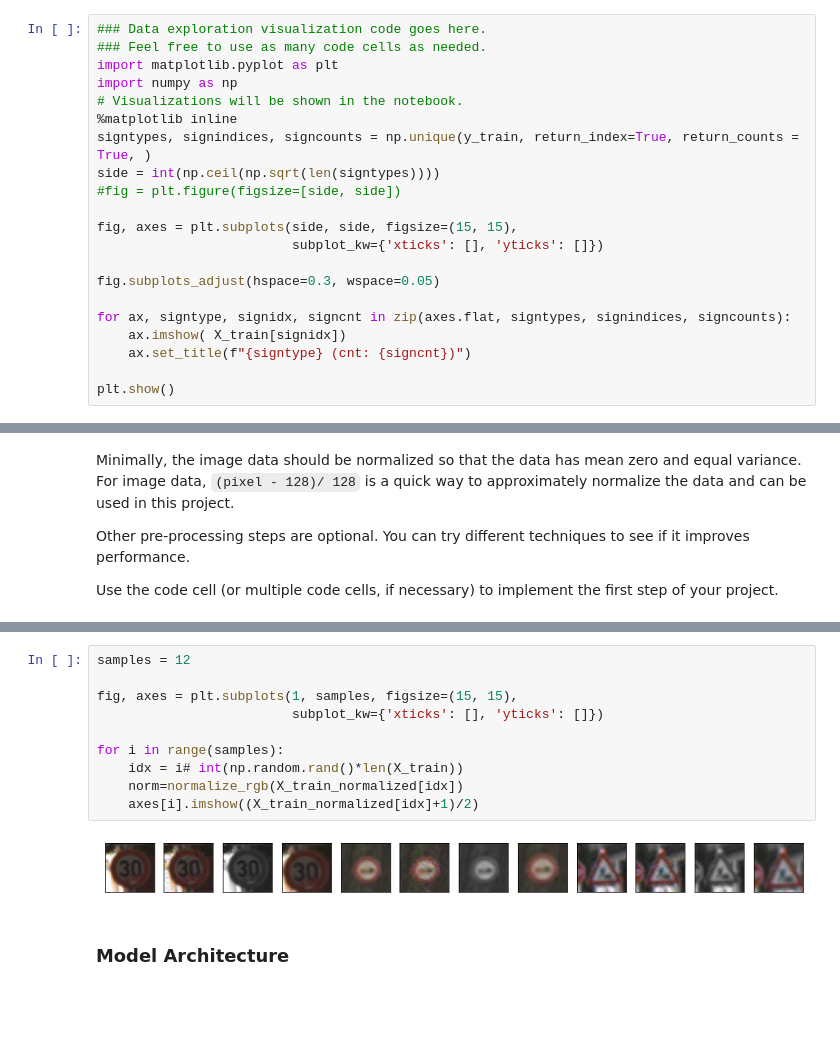
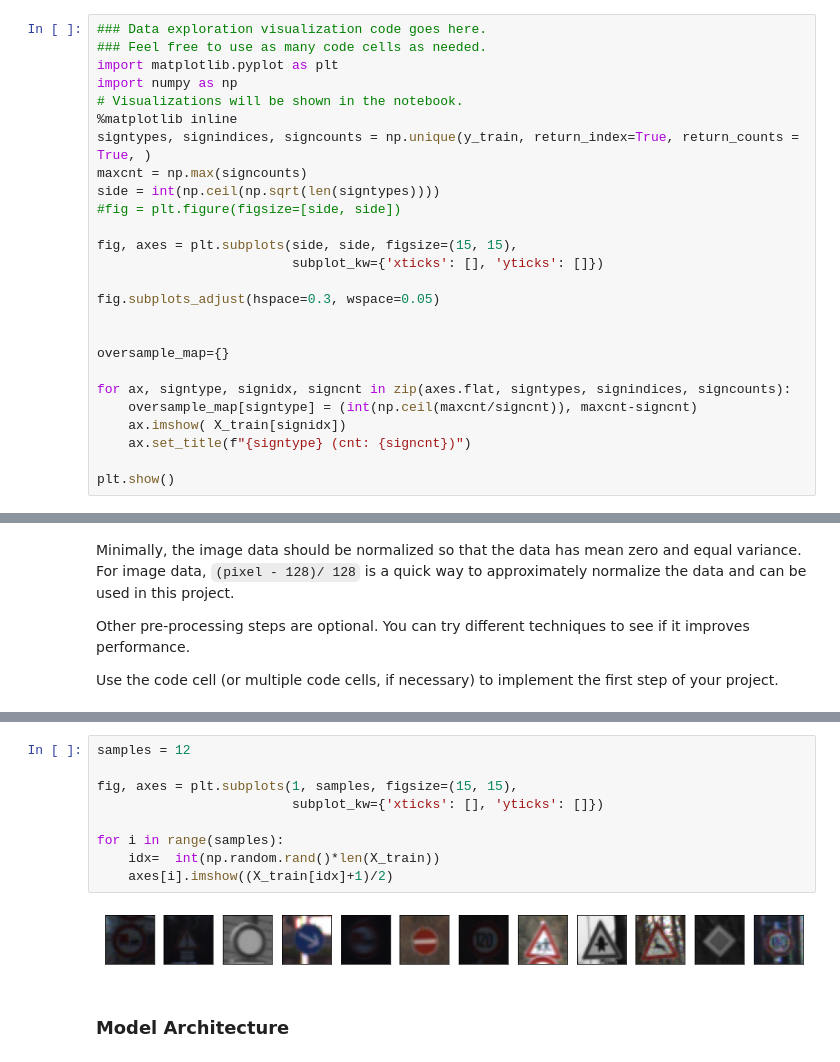
Before and after one commit to esp32wrangler/CarND-Traffic-Sign-Classifier-Project, a Jupyter notebook: Traffic_Sign_Classifier.ipynb, the cells around one changed output, grey strips where cells are left out. Drawn from its saved outputs; the diff is of its cells as text; blank space fills up the shorter version.

```diff
--- a/Traffic_Sign_Classifier.ipynb
+++ b/Traffic_Sign_Classifier.ipynb
@@ -115,6 +115,7 @@ import numpy as np
 # Visualizations will be shown in the notebook.
 %matplotlib inline
 signtypes, signindices, signcounts = np.unique(y_train, return_index=True, return_counts = True, )
+maxcnt = np.max(signcounts)
 side = int(np.ceil(np.sqrt(len(signtypes))))
 #fig = plt.figure(figsize=[side, side])
 
@@ -123,7 +124,11 @@ fig, axes = plt.subplots(side, side, figsize=(15, 15),
 
 fig.subplots_adjust(hspace=0.3, wspace=0.05)
 
+
+oversample_map={}
+
 for ax, signtype, signidx, signcnt in zip(axes.flat, signtypes, signindices, signcounts):
+    oversample_map[signtype] = (int(np.ceil(maxcnt/signcnt)), maxcnt-signcnt)
     ax.imshow( X_train[signidx])
     ax.set_title(f"{signtype} (cnt: {signcnt})")
 
@@ -281,15 +330,14 @@ for img in X_valid:
 # %%
 samples = 12
 
 fig, axes = plt.subplots(1, samples, figsize=(15, 15),
                          subplot_kw={'xticks': [], 'yticks': []})
 
 for i in range(samples):
-    idx = i# int(np.random.rand()*len(X_train))
-    norm=normalize_rgb(X_train_normalized[idx])
-    axes[i].imshow((X_train_normalized[idx]+1)/2)
+    idx=  int(np.random.rand()*len(X_train))
+    axes[i].imshow((X_train[idx]+1)/2)
 # %% [output]
-[figure, old version]
+[figure, new version]
 # %% [markdown]
 ### Model Architecture
 # %%
```
Also changed, not shown: parts of 11 cells of this notebook, 8 other files.
